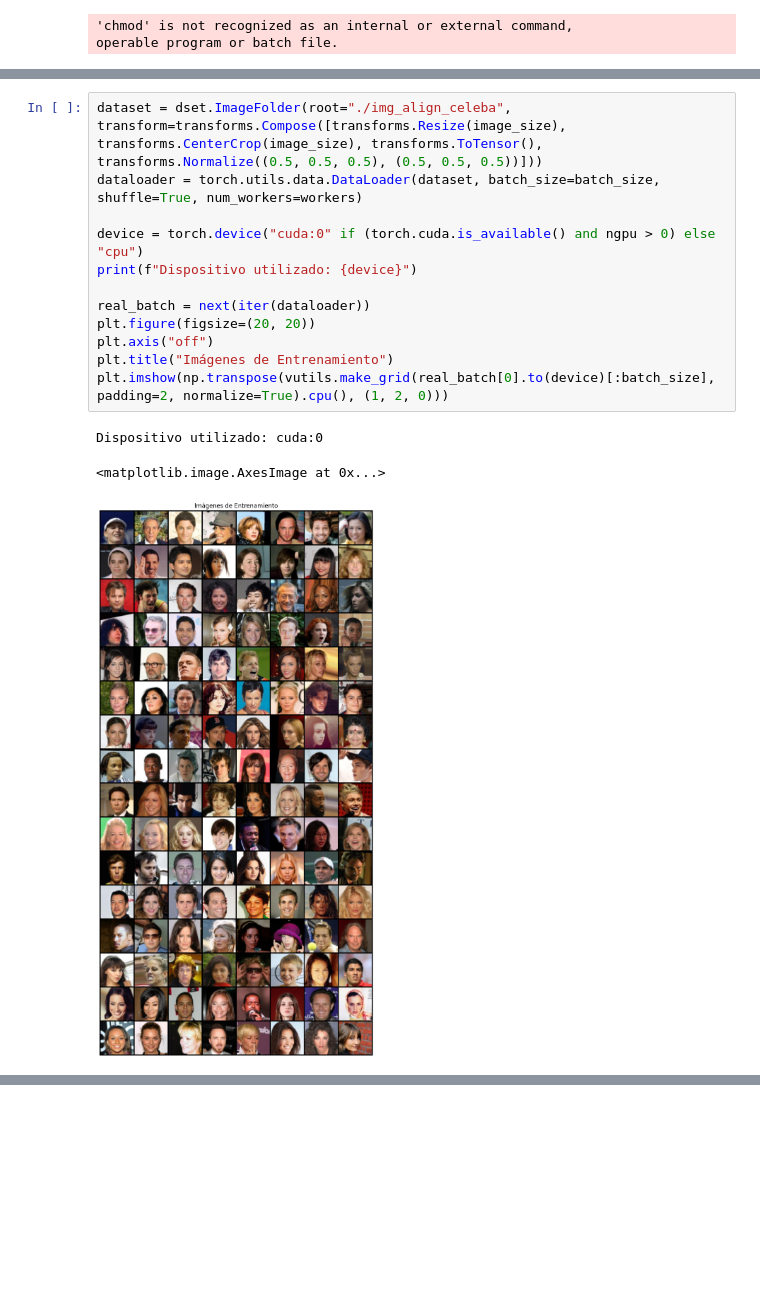
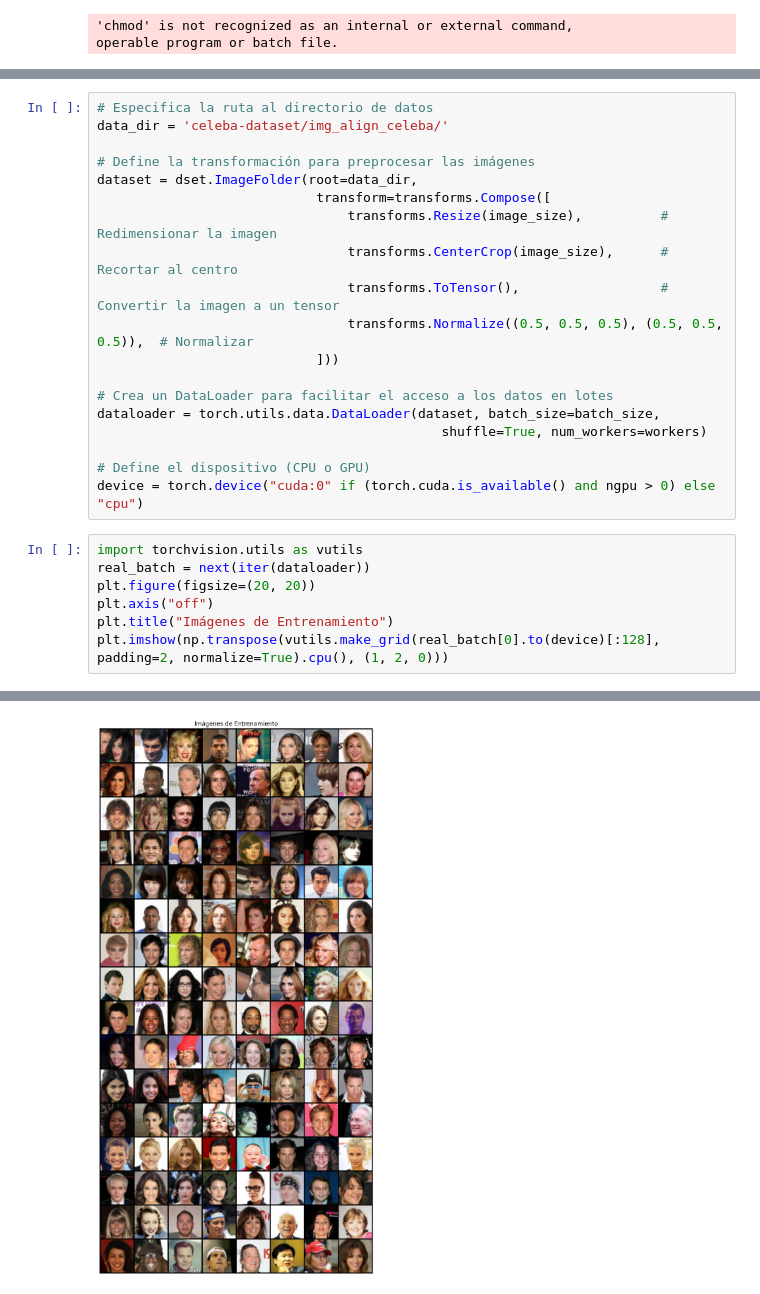
Before and after one commit to ChristopherG19/UVG_DS_Lab6, a Jupyter notebook: Laboratorio6.ipynb, the cells around one changed output, grey strips where cells are left out. Saved outputs shown, nothing was run; the diff lists cells and outputs as text; blank space fills up the shorter version.

```diff
--- a/Laboratorio6.ipynb
+++ b/Laboratorio6.ipynb
@@ -176,16 +107,27 @@ ngpu = 1
 # %%
-dataset = dset.ImageFolder(root="./img_align_celeba", transform=transforms.Compose([transforms.Resize(image_size), transforms.CenterCrop(image_size), transforms.ToTensor(), transforms.Normalize((0.5, 0.5, 0.5), (0.5, 0.5, 0.5))]))
-dataloader = torch.utils.data.DataLoader(dataset, batch_size=batch_size, shuffle=True, num_workers=workers)
+# Especifica la ruta al directorio de datos
+data_dir = 'celeba-dataset/img_align_celeba/'
 
+# Define la transformación para preprocesar las imágenes
+dataset = dset.ImageFolder(root=data_dir,
+                            transform=transforms.Compose([
+                                transforms.Resize(image_size),          # Redimensionar la imagen
+                                transforms.CenterCrop(image_size),      # Recortar al centro
+                                transforms.ToTensor(),                  # Convertir la imagen a un tensor
+                                transforms.Normalize((0.5, 0.5, 0.5), (0.5, 0.5, 0.5)),  # Normalizar
+                            ]))
+
+# Crea un DataLoader para facilitar el acceso a los datos en lotes
+dataloader = torch.utils.data.DataLoader(dataset, batch_size=batch_size,
+                                            shuffle=True, num_workers=workers)
+
+# Define el dispositivo (CPU o GPU)
 device = torch.device("cuda:0" if (torch.cuda.is_available() and ngpu > 0) else "cpu")
-print(f"Dispositivo utilizado: {device}")
-
-real_batch = next(iter(dataloader))
-plt.figure(figsize=(20, 20))
-plt.axis("off")
-plt.title("Imágenes de Entrenamiento")
-plt.imshow(np.transpose(vutils.make_grid(real_batch[0].to(device)[:batch_size], padding=2, normalize=True).cpu(), (1, 2, 0)))
-# %% [output]
-Dispositivo utilizado: cuda:0
-<matplotlib.image.AxesImage at 0x...>
-[figure, removed]
+# %%
+import torchvision.utils as vutils
+real_batch = next(iter(dataloader))
+plt.figure(figsize=(20, 20))
+plt.axis("off")
+plt.title("Imágenes de Entrenamiento")
+plt.imshow(np.transpose(vutils.make_grid(real_batch[0].to(device)[:128], padding=2, normalize=True).cpu(), (1, 2, 0)))
+# %% [output]
@@ -191,0 +135 @@ Dispositivo utilizado: cuda:0
+[figure, added]
```
Also changed, not shown: parts of 36 cells of this notebook.
